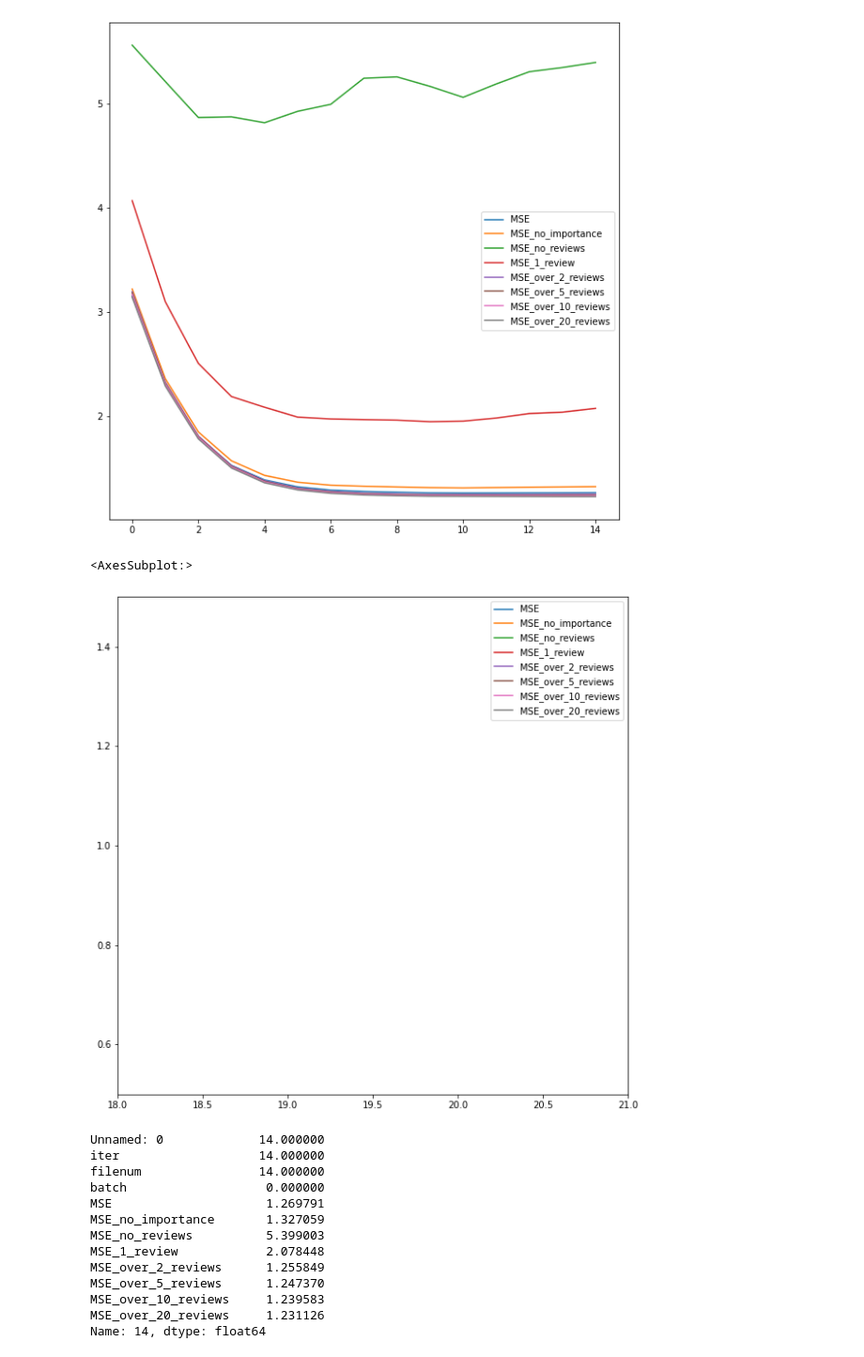
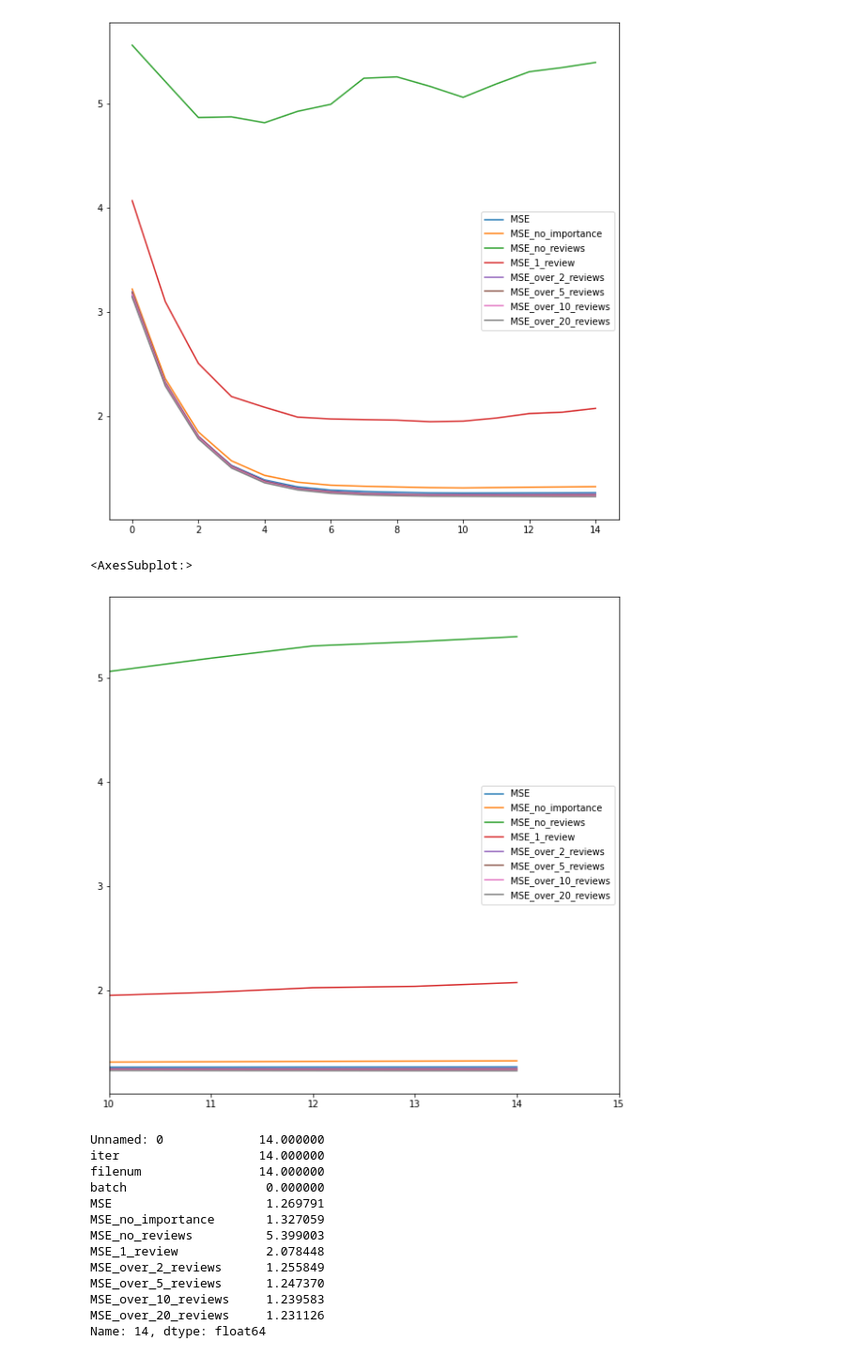
Before and after one commit to guruyaya/bgg-recommandation-model, a Jupyter notebook: exploring_model.ipynb, the cells around one changed output. Shown at 94% size. Saved outputs shown, nothing was run; the diff lists cells and outputs as text; code cells hidden in the pictures.

Commit message:
Graph fix

```diff
--- a/exploring_model.ipynb
+++ b/exploring_model.ipynb
@@ -197,10 +197,10 @@ history[['MSE', 'MSE_no_importance', 'MSE_no_reviews', 'MSE_1_review',
 [figure]
 # %%
 history[['MSE', 'MSE_no_importance', 'MSE_no_reviews', 'MSE_1_review',
-        'MSE_over_2_reviews', 'MSE_over_5_reviews', 'MSE_over_10_reviews', 'MSE_over_20_reviews', ]].plot( figsize=(10,10), xlim)
+        'MSE_over_2_reviews', 'MSE_over_5_reviews', 'MSE_over_10_reviews', 'MSE_over_20_reviews', ]].plot( figsize=(10,10), xlim=(10,15))
 # %% [output]
 <AxesSubplot:>
-[figure, old version]
+[figure, new version]
 # %%
 history.iloc[-1]
 # %% [output]
```
